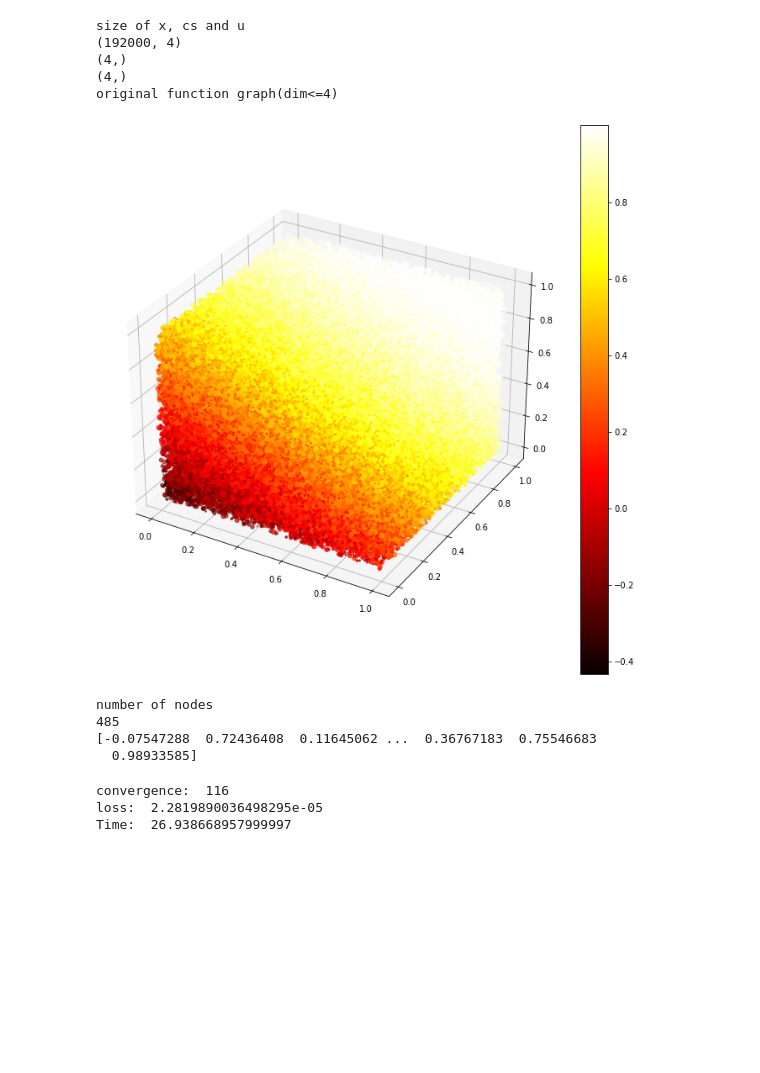
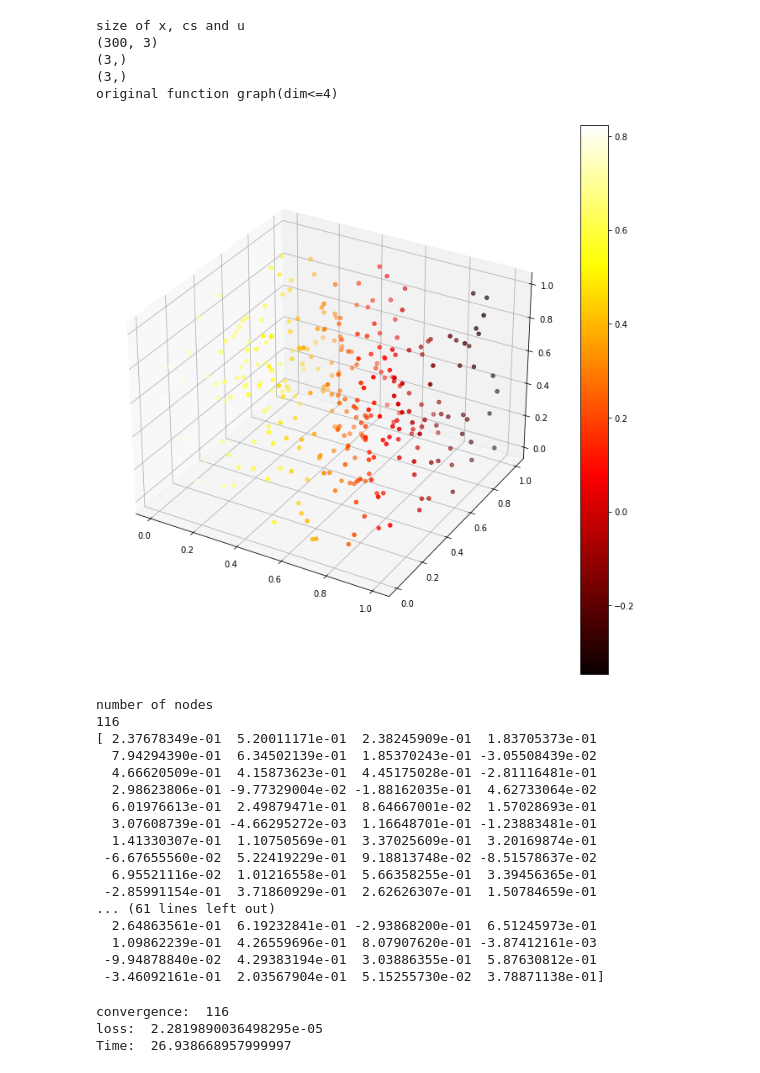
Before and after one commit to MinwooKim1990/disser, a Jupyter notebook: Using Neural Networks for Fast Numerical Integration and Optimization.ipynb, the cells around one changed output. Cells and saved outputs as stored; diff of their text form; code cells hidden in the pictures; blank space fills up the shorter version.

```diff
--- a/Using Neural Networks for Fast Numerical Integration and Optimization.ipynb
+++ b/Using Neural Networks for Fast Numerical Integration and Optimization.ipynb
@@ -60,6 +60,7 @@ def init(dim):
     dim = dim
     # training set of N
     N = 3000*dim**3
+    N = 300
     # random x grid
     x = np.random.random((N,dim))
     # set the maximum dimension
@@ -227,14 +228,8 @@ def integral4(node,dim):
             temp.append(0)
         re=bias_output3+sum(temp)
     return float(re[0])
-# integral for 2 layered identity activation
-def integral5(node,dim):
-    arg=bias_input2*1+sum(weight_input2)*(1/2)
-    temp=[]
-    for i in range(node):
-        temp.append(weight_output2[i]*arg[i])
-        result=bias_output2+sum(temp)
-    return float(result[0])
+
+
 # analytical integral value
 def symbolicval(ndiff, nfix):
     arest = cs[ndiff:]
@@ -244,8 +239,10 @@ def symbolicval(ndiff, nfix):
     if nfix == 0:
         F = norm*np.cos(arg)
     else:
-        def F(x):
-            return norm*np.cos(arg+np.dot(x,arest))
+        #def F(x):
+            #return norm*np.cos(arg+np.dot(x[ndiff:],arest))
+        xt=x.T[ndiff:]
+        F = norm*np.cos(arg+np.dot(xt.T,arest))
     return F
 def symbolicval2(ndiff, nfix):
     temp=[]
@@ -273,33 +270,46 @@ def symbolicval2(ndiff, nfix):
 ################### Initialize value ######################
 # %%
 # Original values
-dim, N, x, u, cs = init(4)
+dim, N, x, u, cs = init(3)
 y = oscil(x)
 #y = prod(x)
 # test and validation divide 95%
 trainx, testx, trainy, testy = train_test_split(x, y, test_size = 0.05)
 k = node(dim,N)
 
 print('size of x, cs and u')
 print(x.shape)
 print(cs.shape)
 print(u.shape)
 print('original function graph(dim<=4)')
 graph(dim,x,y)
 print('number of nodes')
 print(k)
 print(y)
 # %% [output]
 size of x, cs and u
-(192000, 4)
-(4,)
-(4,)
+(300, 3)
+(3,)
+(3,)
 original function graph(dim<=4)
-[figure, old version]
+[figure, new version]
 number of nodes
-485
-[-0.07547288  0.72436408  0.11645062 ...  0.36767183  0.75546683
-  0.98933585]
+116
+[ 2.37678349e-01  5.20011171e-01  2.38245909e-01  1.83705373e-01
+  7.94294390e-01  6.34502139e-01  1.85370243e-01 -3.05508439e-02
+  4.66620509e-01  4.15873623e-01  4.45175028e-01 -2.81116481e-01
+  2.98623806e-01 -9.77329004e-02 -1.88162035e-01  4.62733064e-02
+  6.01976613e-01  2.49879471e-01  8.64667001e-02  1.57028693e-01
+  3.07608739e-01 -4.66295272e-03  1.16648701e-01 -1.23883481e-01
+  1.41330307e-01  1.10750569e-01  3.37025609e-01  3.20169874e-01
+ -6.67655560e-02  5.22419229e-01  9.18813748e-02 -8.51578637e-02
+  6.95521116e-02  1.01216558e-01  5.66358255e-01  3.39456365e-01
+ -2.85991154e-01  3.71860929e-01  2.62626307e-01  1.50784659e-01
+... (61 lines left out)
+  2.64863561e-01  6.19232841e-01 -2.93868200e-01  6.51245973e-01
+  1.09862239e-01  4.26559696e-01  8.07907620e-01 -3.87412161e-03
+ -9.94878840e-02  4.29383194e-01  3.03886355e-01  5.87630812e-01
+ -3.46092161e-01  2.03567904e-01  5.15255730e-02  3.78871138e-01]
 # %%
 # Normalised value
 ys = ynorm(oscil(x),1,0)
```
Also changed, not shown: parts of 8 cells of this notebook.
